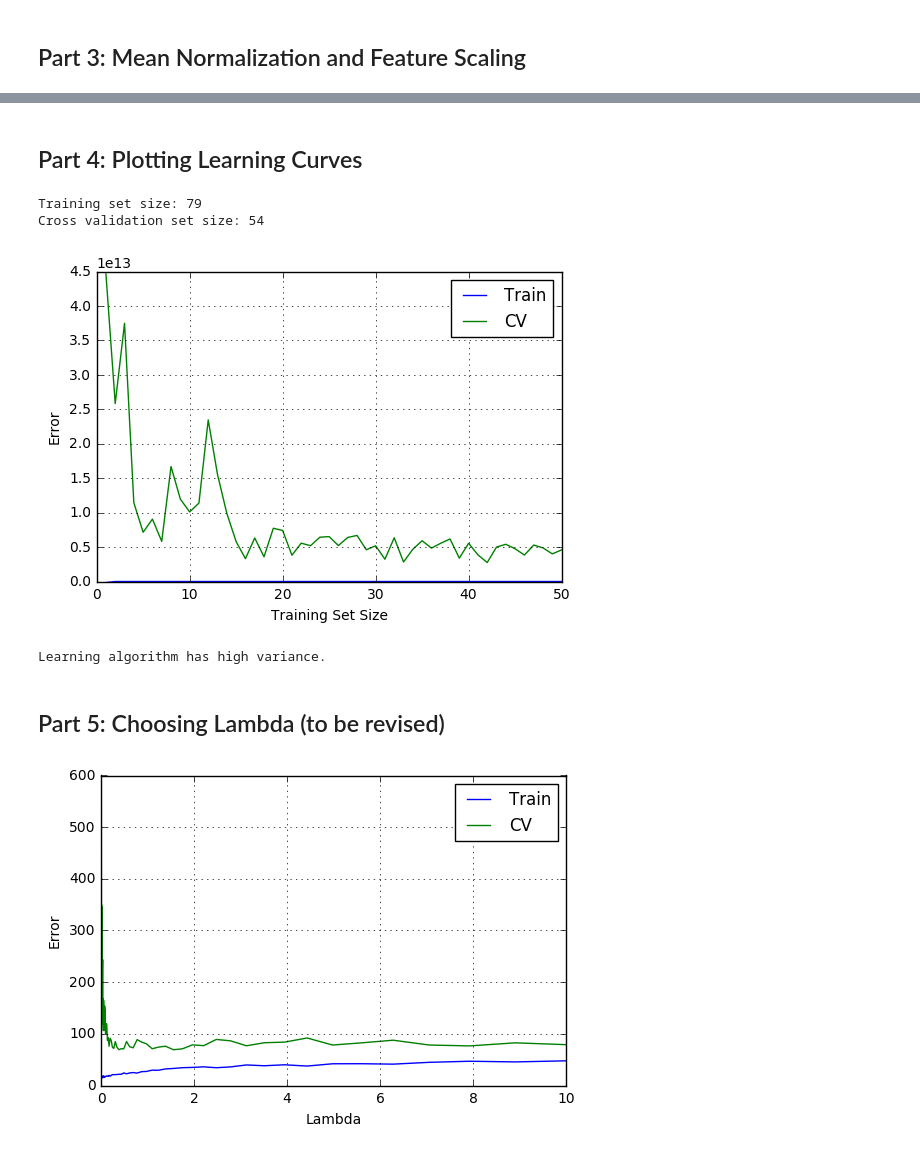
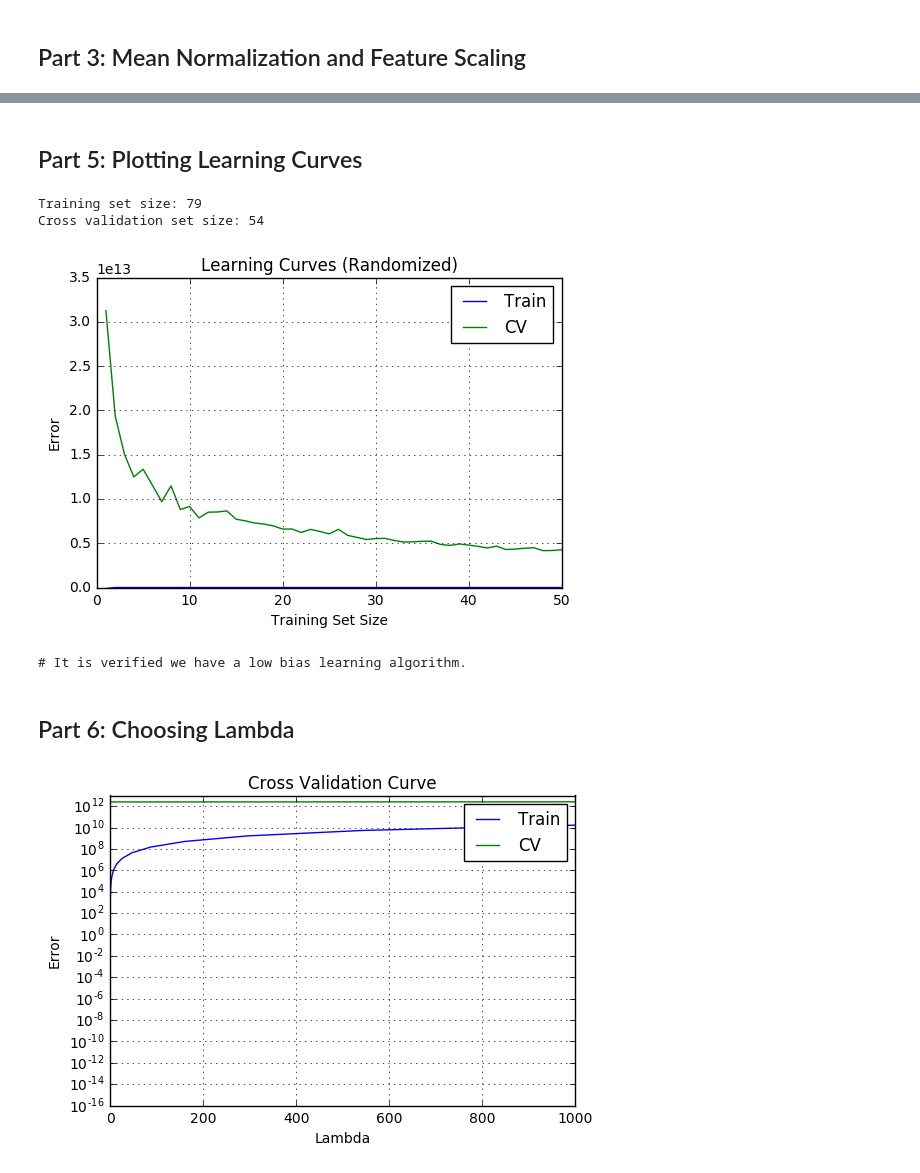
Before and after one commit to lincht/TradeModel, a Jupyter notebook: exportpred.ipynb, the cells around one changed output, grey strips where cells are left out. Cells and saved outputs as stored; diff of their text form; code cells hidden in the pictures.

Commit message:
Add gradient descent and cv curve

```diff
--- a/exportpred.ipynb
+++ b/exportpred.ipynb
@@ -138,5 +205,5 @@ X = scaler.transform(X)
 # %% [markdown]
-## Part 4: Plotting Learning Curves
+## Part 5: Plotting Learning Curves
 # %%
 # Split X into training and cross validation sets
 from sklearn.model_selection import train_test_split
@@ -187,55 +253,51 @@ for m in range(1, m_max+1):
     train_error, cv_error = computeLearningCurveData(X_train, X_cv, y_train, y_cv, n_samples=m)
     train_errors[m-1], cv_errors[m-1] = train_error, cv_error
 # %%
-import matplotlib.pyplot as plt
-
 plt.plot(range(1, m_max+1), train_errors, range(1, m_max+1), cv_errors)
+plt.title('Learning Curves (Randomized)')
 plt.xlabel('Training Set Size')
 plt.ylabel('Error')
 plt.legend(['Train', 'CV'])
 plt.grid(True)
 plt.show()
-print('Learning algorithm has high variance.')
+print('# It is verified we have a low bias learning algorithm.')
 # %% [output]
-[figure, old version]
+[figure, new version]
-Learning algorithm has high variance.
+# It is verified we have a low bias learning algorithm.
 # %% [markdown]
-## Part 5: Choosing Lambda (to be revised)
+## Part 6: Choosing Lambda
+# %%
+# Split X into training and cross validation sets
+X_train, X_cv, y_train, y_cv = train_test_split(X, y, test_size=0.25, random_state=7)
 # %%
-# Some useful variables
-lambdas = np.logspace(-4, 1, 100)
+# Some useful values
+lambdas = np.logspace(-10, 3, 50)
 n_lambdas = len(lambdas)
-n_targets = Y.shape[1]
-n_iter = 100
 
-train_error = np.zeros((n_lambdas, n_targets))
-cv_error = np.zeros((n_lambdas, n_targets))
-
-from sklearn.metrics import mean_squared_error
+train_errors = np.zeros(n_lambdas)
+cv_errors    = np.zeros(n_lambdas)
 
 for i in range(n_lambdas):
     l = lambdas[i]
-    train_errors = np.zeros((n_iter, n_targets))
-    cv_errors = np.zeros((n_iter, n_targets))
-    for j in range(n_iter):
-        X_train, X_cv, Y_train, Y_cv = train_test_split(X, Y, test_size=0.25)
-        regr = Ridge(alpha=l)
-        regr.fit(X_train, Y_train)
-        Y_train_pred = regr.predict(X_train)
-        Y_cv_pred = regr.predict(X_cv)
-        train_errors[j, :] = mean_squared_error(Y_train, Y_train_pred, multioutput='raw_values')
-        cv_errors[j, :] = mean_squared_error(Y_cv, Y_cv_pred, multioutput='raw_values')
-    train_error[i, :] = np.mean(train_errors, axis=0)
-    cv_error[i, :] = np.mean(cv_errors, axis=0)
+    # Train model
+    regr = Ridge(alpha=l)
+    regr.fit(X_train, y_train)
+    # Make predictions
+    y_train_pred = regr.predict(X_train)
+    y_cv_pred    = regr.predict(X_cv)
+    # Compute MSE and save to train_errors, cv_errors
+    train_errors[i] = mean_squared_error(y_train, y_train_pred)
+    cv_errors[i]    = mean_squared_error(y_cv, y_cv_pred)
 # %%
-import matplotlib.pyplot as plt
+# Plot cross validation curve
 plt.clf()
-plt.plot(lambdas, train_error[:, 2])
-plt.plot(lambdas, cv_error[:, 2])
+plt.plot(lambdas, train_errors, lambdas, cv_errors)
+plt.title('Cross Validation Curve')
 plt.xlabel('Lambda')
 plt.ylabel('Error')
+plt.yscale('log')
 plt.legend(['Train', 'CV'])
 plt.grid(True)
 plt.show()
 # %% [output]
-[figure, old version]
+[figure, new version]
```
Also changed, not shown: parts of 9 cells of this notebook.
